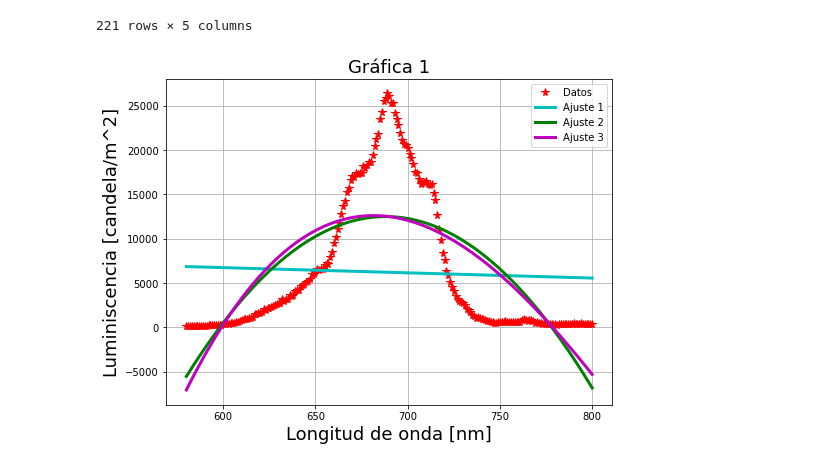
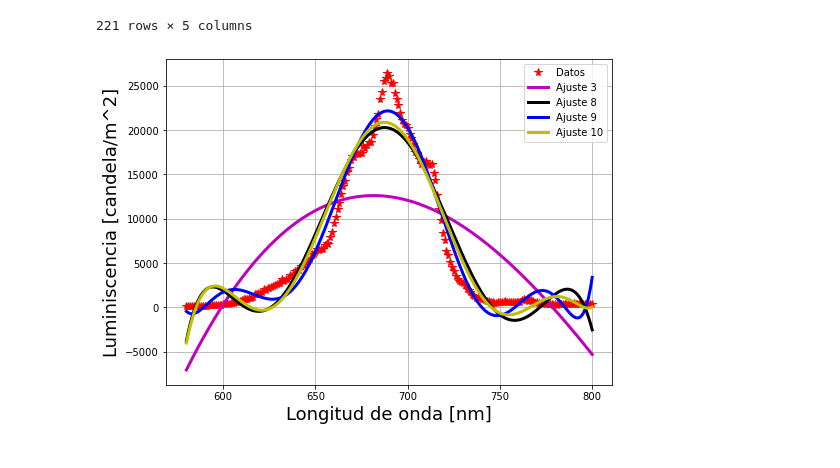
Before and after one commit to uevoly/Proyecto1, a Jupyter notebook: PM1_VasquezMJ_PugaC_MongeA.ipynb, the cells around one changed output. Drawn from its saved outputs; the diff is of its cells as text; code cells hidden in the pictures.

```diff
--- a/PM1_VasquezMJ_PugaC_MongeA.ipynb
+++ b/PM1_VasquezMJ_PugaC_MongeA.ipynb
@@ -63,18 +45,38 @@ yhat3 = ajuste3.x.dot([x_norm**i for i in range(4)])*(max(y)-min(y)) + min(y)
+# %%
+#Ajustar polinomios
+#Polinomio de grado 3
+b3 = np.zeros(4)
+ajuste3 = opt.minimize(f_obj, b3, args=(x_norm,y_norm,3))
+
+b8 = np.zeros(9)
+ajuste8 = opt.minimize(f_obj, b8, args=(x_norm,y_norm,8))
+
+b9 = np.zeros(10)
+ajuste9 = opt.minimize(f_obj, b9, args=(x_norm,y_norm,9))
+
+b10 = np.zeros(11)
+ajuste10 = opt.minimize(f_obj, b10, args=(x_norm,y_norm,10))
+# %%
+#Declarar el vector y
+yhat3 = ajuste3.x.dot([x_norm**i for i in range(4)])*(max(y)-min(y)) + min(y)
+yhat8 = ajuste8.x.dot([x_norm**i for i in range(9)])*(max(y)-min(y)) + min(y)
+yhat9 = ajuste9.x.dot([x_norm**i for i in range(10)])*(max(y)-min(y)) + min(y)
+yhat10 = ajuste10.x.dot([x_norm**i for i in range(11)])*(max(y)-min(y)) + min(y)
 # %%
 #Graficar datos de población contra los años, y los polinomios ajustados
 mplt.figure(figsize=(8,6))
 
 mplt.plot(x, y, 'r*', ms=8, label='Datos')
-mplt.plot(x, yhat1, 'c', lw=3, label='Ajuste 1')
-mplt.plot(x, yhat2, 'g', lw=3, label='Ajuste 2')
 mplt.plot(x, yhat3, 'm', lw=3, label='Ajuste 3')
+mplt.plot(x, yhat8, 'k', lw=3, label='Ajuste 8')
+mplt.plot(x, yhat9, 'b', lw=3, label='Ajuste 9')
+mplt.plot(x, yhat10, 'y', lw=3, label='Ajuste 10')
 
 mplt.xlabel('Longitud de onda [nm]',fontsize=18)
 mplt.ylabel('Luminiscencia [candela/m^2]',fontsize=18)
 
-mplt.title('Gráfica 1',fontsize=18)
 mplt.grid()
 mplt.legend(loc='best')
 mplt.show()
 # %% [output]
-[figure, old version]
+[figure, new version]
```
Also changed, not shown: parts of 2 cells of this notebook.
